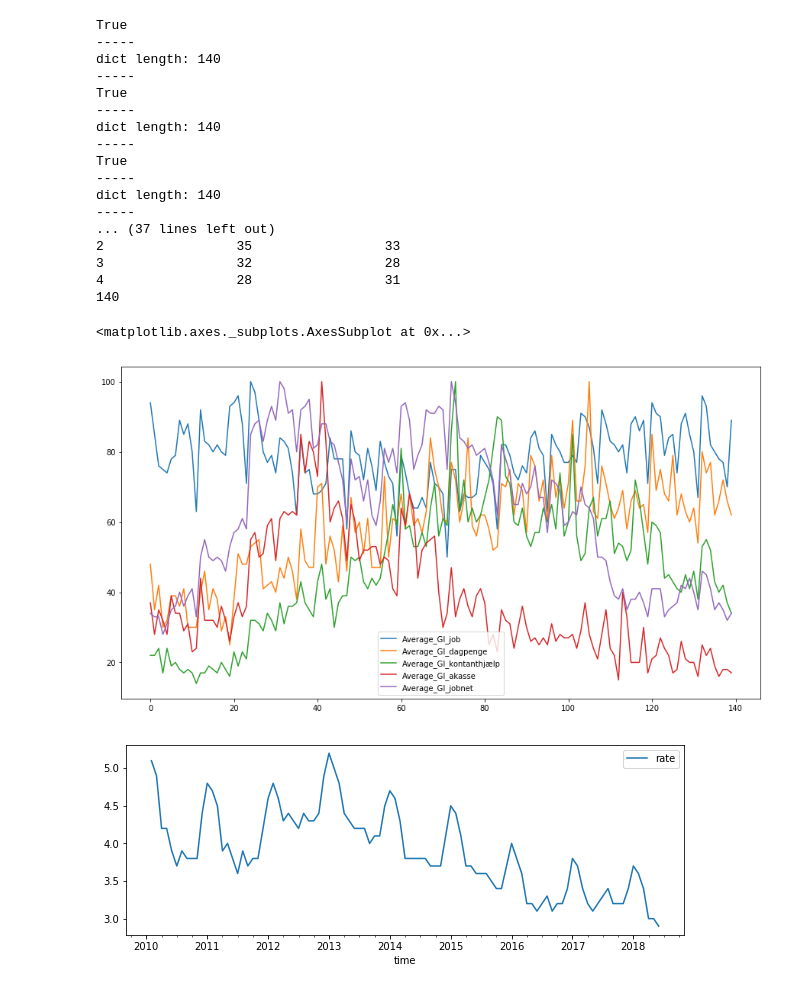
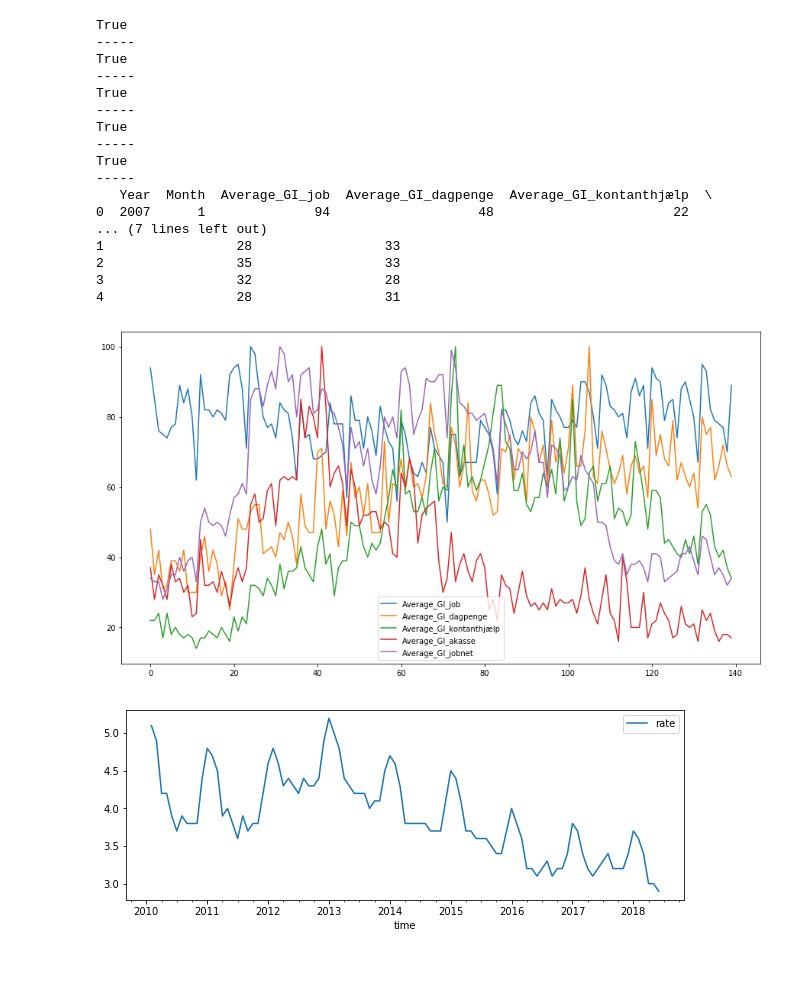
Before and after one commit to karlbindslev/sds_group29, a Jupyter notebook: Exam_project.ipynb, the cells around one changed output. Saved outputs shown, nothing was run; the diff lists cells and outputs as text; code cells hidden in the pictures.

```diff
--- a/Exam_project.ipynb
+++ b/Exam_project.ipynb
@@ -24,21 +24,16 @@ from sklearn import datasets
 from sklearn.ensemble import RandomForestRegressor
 from sklearn.tree import DecisionTreeRegressor
 # %%
-# Search for 'job' 2004-
-#url = 'https://trends.google.dk/trends/api/widgetdata/multiline?hl=da&tz=-120&req=%7B%22time%22:%222004-01-01+2018-08-26%22,%22resolution%22:%22MONTH%22,%22locale%22:%22da%22,%22comparisonItem%22:%5B%7B%22geo%22:%7B%22country%22:%22DK%22%7D,%22complexKeywordsRestriction%22:%7B%22keyword%22:%5B%7B%22type%22:%22BROAD%22,%22value%22:%22job%22%7D%5D%7D%7D%5D,%22requestOptions%22:%7B%22property%22:%22%22,%22backend%22:%22IZG%22,%22category%22:0%7D%7D&token=APP6_UEAAAAAW4QYUBiTZJun1Tk9Ech73slURKjPDR2E&tz=-120'
-
-# Search for 'job' 2007-
+# Request urls for data for different keyword searches
 url_job = 'https://trends.google.dk/trends/api/widgetdata/multiline?hl=da&tz=-120&req=%7B%22time%22:%222007-01-01+2018-08-29%22,%22resolution%22:%22MONTH%22,%22locale%22:%22da%22,%22comparisonItem%22:%5B%7B%22geo%22:%7B%22country%22:%22DK%22%7D,%22complexKeywordsRestriction%22:%7B%22keyword%22:%5B%7B%22type%22:%22BROAD%22,%22value%22:%22job%22%7D%5D%7D%7D%5D,%22requestOptions%22:%7B%22property%22:%22%22,%22backend%22:%22IZG%22,%22category%22:0%7D%7D&token=APP6_UEAAAAAW4fe6-2dsET3xP7h1Y3OweS11kacFLhU&tz=-120'
 url_dagpenge = 'https://trends.google.dk/trends/api/widgetdata/multiline?hl=da&tz=-120&req=%7B%22time%22:%222007-01-01+2018-08-29%22,%22resolution%22:%22MONTH%22,%22locale%22:%22da%22,%22comparisonItem%22:%5B%7B%22geo%22:%7B%22country%22:%22DK%22%7D,%22complexKeywordsRestriction%22:%7B%22keyword%22:%5B%7B%22type%22:%22BROAD%22,%22value%22:%22dagpenge%22%7D%5D%7D%7D%5D,%22requestOptions%22:%7B%22property%22:%22%22,%22backend%22:%22IZG%22,%22category%22:0%7D%7D&token=APP6_UEAAAAAW4ffDqYGsvDiXLzsbRtwEuGUVj_gICFU&tz=-120'
 url_kontanthjælp = 'https://trends.google.dk/trends/api/widgetdata/multiline?hl=da&tz=-120&req=%7B%22time%22:%222007-01-01+2018-08-29%22,%22resolution%22:%22MONTH%22,%22locale%22:%22da%22,%22comparisonItem%22:%5B%7B%22geo%22:%7B%22country%22:%22DK%22%7D,%22complexKeywordsRestriction%22:%7B%22keyword%22:%5B%7B%22type%22:%22BROAD%22,%22value%22:%22kontanthj%C3%A6lp%22%7D%5D%7D%7D%5D,%22requestOptions%22:%7B%22property%22:%22%22,%22backend%22:%22IZG%22,%22category%22:0%7D%7D&token=APP6_UEAAAAAW4ffJ7sJM8lV9LeHcUdNOKX43WYeIRWn&tz=-120'
 url_akasse = 'https://trends.google.dk/trends/api/widgetdata/multiline?hl=da&tz=-120&req=%7B%22time%22:%222007-01-01+2018-08-29%22,%22resolution%22:%22MONTH%22,%22locale%22:%22da%22,%22comparisonItem%22:%5B%7B%22geo%22:%7B%22country%22:%22DK%22%7D,%22complexKeywordsRestriction%22:%7B%22keyword%22:%5B%7B%22type%22:%22BROAD%22,%22value%22:%22a-kasse%22%7D%5D%7D%7D%5D,%22requestOptions%22:%7B%22property%22:%22%22,%22backend%22:%22IZG%22,%22category%22:0%7D%7D&token=APP6_UEAAAAAW4ffTdu5RMRJshD0S9n7rP1AvC-sah16&tz=-120'
 url_jobnet = 'https://trends.google.dk/trends/api/widgetdata/multiline?hl=da&tz=-120&req=%7B%22time%22:%222007-01-01+2018-08-29%22,%22resolution%22:%22MONTH%22,%22locale%22:%22da%22,%22comparisonItem%22:%5B%7B%22geo%22:%7B%22country%22:%22DK%22%7D,%22complexKeywordsRestriction%22:%7B%22keyword%22:%5B%7B%22type%22:%22BROAD%22,%22value%22:%22jobnet%22%7D%5D%7D%7D%5D,%22requestOptions%22:%7B%22property%22:%22%22,%22backend%22:%22IZG%22,%22category%22:0%7D%7D&token=APP6_UEAAAAAW4ffsYDR_Of8TjMQhVk5wt0TMZzRgKuT&tz=-120'
 
-
 # Blacklist
 #url_arbejdsløs = 'https://trends.google.dk/trends/api/widgetdata/multiline?hl=da&tz=-120&req=%7B%22time%22:%222007-01-01+2018-08-28%22,%22resolution%22:%22MONTH%22,%22locale%22:%22da%22,%22comparisonItem%22:%5B%7B%22geo%22:%7B%22country%22:%22DK%22%7D,%22complexKeywordsRestriction%22:%7B%22keyword%22:%5B%7B%22type%22:%22BROAD%22,%22value%22:%22arbejdsl%C3%B8s%22%7D%5D%7D%7D%5D,%22requestOptions%22:%7B%22property%22:%22%22,%22backend%22:%22IZG%22,%22category%22:0%7D%7D&token=APP6_UEAAAAAW4aT9nXvFVzgx4l6U0RtVOEl_spRZ3J_&tz=-120'
 #url_jobindex = 'https://trends.google.dk/trends/api/widgetdata/multiline?hl=da&tz=-120&req=%7B%22time%22:%222007-01-01+2018-08-28%22,%22resolution%22:%22MONTH%22,%22locale%22:%22da%22,%22comparisonItem%22:%5B%7B%22geo%22:%7B%22country%22:%22DK%22%7D,%22complexKeywordsRestriction%22:%7B%22keyword%22:%5B%7B%22type%22:%22BROAD%22,%22value%22:%22jobindex%22%7D%5D%7D%7D%5D,%22requestOptions%22:%7B%22property%22:%22%22,%22backend%22:%22IZG%22,%22category%22:0%7D%7D&token=APP6_UEAAAAAW4at229ZiMy59btGP0Mmnbl8mLSJz85a&tz=-120'
-
 
 url_list = [url_job,
             url_dagpenge,
@@ -47,23 +42,16 @@ url_list = [url_job,
             url_jobnet
            ]
 
-# Search for 'job' last 12 months
-#url = 'https://trends.google.dk/trends/api/widgetdata/multiline?hl=da&tz=-120&req=%7B%22time%22:%222017-08-26+2018-08-26%22,%22resolution%22:%22WEEK%22,%22locale%22:%22da%22,%22comparisonItem%22:%5B%7B%22geo%22:%7B%22country%22:%22DK%22%7D,%22complexKeywordsRestriction%22:%7B%22keyword%22:%5B%7B%22type%22:%22BROAD%22,%22value%22:%22job%22%7D%5D%7D%7D%5D,%22requestOptions%22:%7B%22property%22:%22%22,%22backend%22:%22IZG%22,%22category%22:0%7D%7D&token=APP6_UEAAAAAW4QYrGUU6pWSo1zs0zJvLwLnU9iRellO&tz=-120'
-
 combined_list = []
 
 for j in url_list:
     response = requests.get(j)
     print(response.ok)
-
     print('-----')
-    #print(response.text)
     dict_ = json.loads(response.text.split(")]}\',\n")[1])
-    #print(dict)
 
     # saving length of the timelineData dict
     dict_length = len(dict_['default']['timelineData'])
-    print('dict length: ' + str(dict_length)); print('-----')
 
     timelinedata_list = []
 
@@ -82,80 +70,50 @@ for j in url_list:
             help_list.append(year)
             help_list.append(month)
         help_list.append(value)
-        #print('help_list')
-        #print(help_list)
         timelinedata_list.append(help_list)
-
-    #df[j+2] = pd.DataFrame(timelinedata_list) #test_list.append(timelinedata_list)
-    #print('timelinedata_list')
-    #print(timelinedata_list[0:5])
 
     if j == url_list[0]:
         for l in range(0, len(timelinedata_list)):
 
             combined_list.append(timelinedata_list[l])
-        #print('----combined_list first----')
-        #print(combined_list)
     else:
-        #print('---timelinedata_list----')
-        #print(len(timelinedata_list))
-        #print(timelinedata_list)
-        #print('-----combined_list-----')
-        #print(len(combined_list))
-        #print(combined_list)
-        #print('HER')
         for k in range(0,len(timelinedata_list)):
             combined_list[k].append(timelinedata_list[k][0])
-        #print('---combined_list-----')
-        #print(combined_list)
 
-    #for k in timelinedata_list:
-    #combined_list_copy = combined_list.copy()
-    #combined_list = list(zip(combined_list_copy, timelinedata_list))
-
-#print('----combined_list------')
-#print(combined_list)
 df = pd.DataFrame(combined_list)
-print(df.head())
 df.columns = ['Year', 'Month',
               'Average_GI_job',
               'Average_GI_dagpenge',
               'Average_GI_kontanthjælp',
               'Average_GI_akasse',
               'Average_GI_jobnet'
              ]
-print(df.head())
 
 df2 = df.groupby(['Year', 'Month'], as_index=False).mean()
-print(df2.head())
-print(len(df2))
 df2.plot(figsize=(15,8))
 
-##out = time.strftime("%a, %d %b %Y %H:%M:%S %Z", time.localtime(test))
-##print(dict['default']['timelineData'][1]['time'])
-##print(dict['default']['timelineData'][1]['value'])#.keys())
-
-##print(datetime.utcfromtimestamp(test).strftime('%m'))
+#df2.to_csv("googledata29082018.csv", index=False)
+df2 = pd.read_csv("googledata29082018.csv")
+print(df2.head())
 # %% [output]
 True
------
-dict length: 140
 -----
 True
 -----
-dict length: 140
+True
 -----
 True
 -----
-dict length: 140
+True
 -----
-... (37 lines left out)
+   Year  Month  Average_GI_job  Average_GI_dagpenge  Average_GI_kontanthjælp  \
+0  2007      1              94                   48                       22
+... (7 lines left out)
+1                 28                 33
 2                 35                 33
 3                 32                 28
 4                 28                 31
-140
-<matplotlib.axes._subplots.AxesSubplot at 0x...>
-[figure, old version]
+[figure, new version]
 # %%
 ###-------------User input start----------------###
 # Number of lags for explanatory variables
```
Also changed, not shown: parts of 4 cells of this notebook, 2 other files.
